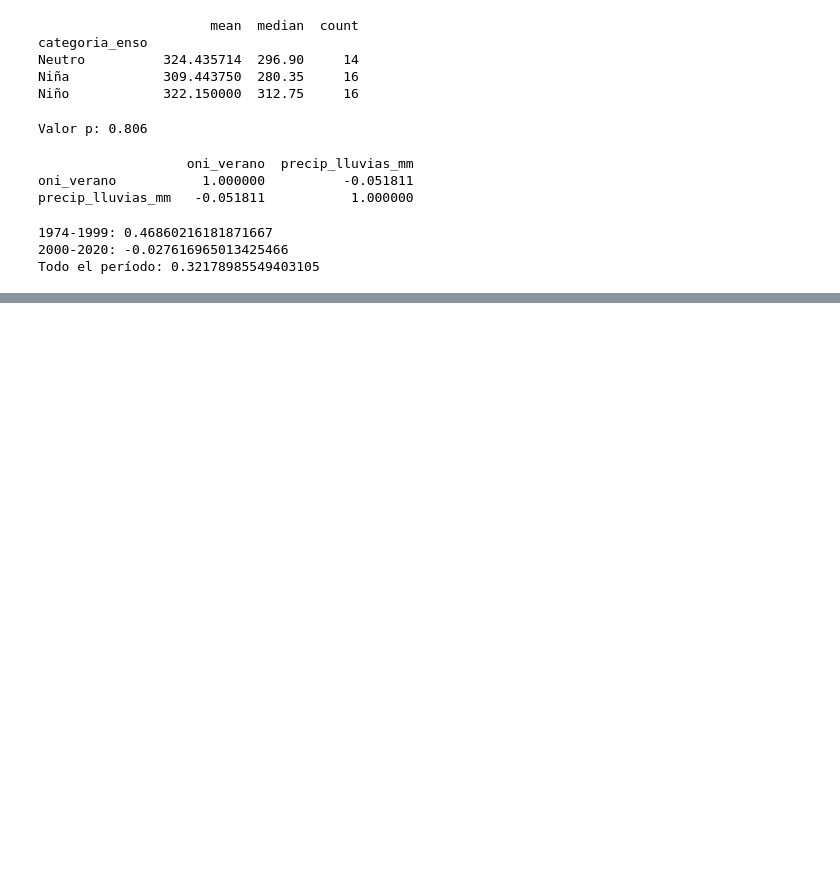
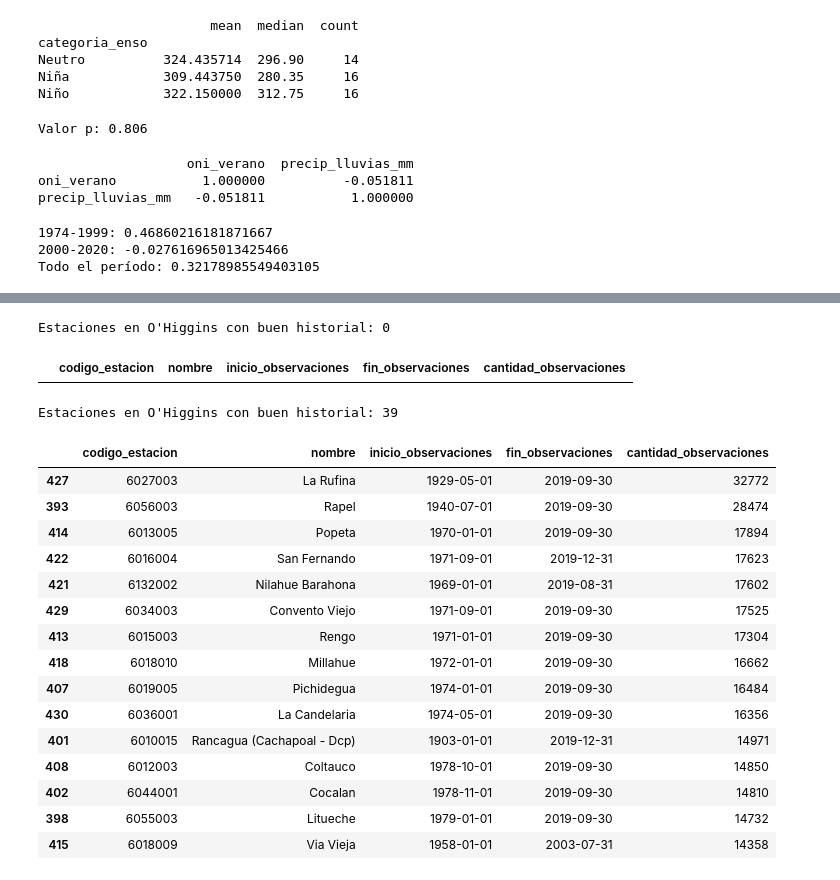
Before and after one commit to vicho654ust-hub/proyecto-el-nino-lluvias, a Jupyter notebook: analisis_el_nino.ipynb, the cells around one changed output, grey strips where cells are left out. Cells and saved outputs as stored; diff of their text form; code cells hidden in the pictures; blank space fills up the shorter version.

```diff
--- a/analisis_el_nino.ipynb
+++ b/analisis_el_nino.ipynb
@@ -225,0 +357,15 @@ Todo el período: 0.32178985549403105
+# %%
+import urllib.request
+import zipfile
+
+url_cr2 = "https://www.cr2.cl/download/cr2_pramon_2019-zip/?wpdmdl=25416"
+
+req = urllib.request.Request(url_cr2, headers={"User-Agent": "Mozilla/5.0"})
+with urllib.request.urlopen(req) as response, open("cr2_prAmon_2019.zip", "wb") as f:
+    f.write(response.read())
+
+with zipfile.ZipFile("cr2_prAmon_2019.zip", "r") as z:
+    print(z.namelist())
+    z.extractall("cr2_precipitacion")
+
+print("Descargado y descomprimido correctamente")
@@ -225,0 +375,4 @@ Todo el período: 0.32178985549403105
+# %%
+df_estaciones = pd.read_csv("cr2_precipitacion/cr2_prAmon_2019/cr2_prAmon_2019_stations.txt")
+print(df_estaciones.columns.tolist())
+df_estaciones.head()
@@ -225,0 +387,37 @@ Todo el período: 0.32178985549403105
+# %%
+df_ohiggins = df_estaciones[df_estaciones["codigo_estacion"].astype(str).str.startswith("06")]
+
+# Nos interesan las que tengan buena cantidad de datos y cubran gran parte de 1974-2020
+df_ohiggins_buenas = df_ohiggins[df_ohiggins["cantidad_observaciones"] > 300].sort_values("cantidad_observaciones", ascending=False)
+
+print(f"Estaciones en O'Higgins con buen historial: {len(df_ohiggins_buenas)}")
+df_ohiggins_buenas[["codigo_estacion","nombre","inicio_observaciones","fin_observaciones","cantidad_observaciones"]].head(15)
+# %% [output]
+Estaciones en O'Higgins con buen historial: 0
+|  | codigo_estacion | nombre | inicio_observaciones | fin_observaciones | cantidad_observaciones |
+# %%
+codigos_str = df_estaciones["codigo_estacion"].astype(str).str.zfill(8)
+df_ohiggins = df_estaciones[codigos_str.str.startswith("06")]
+
+df_ohiggins_buenas = df_ohiggins[df_ohiggins["cantidad_observaciones"] > 300].sort_values("cantidad_observaciones", ascending=False)
+
+print(f"Estaciones en O'Higgins con buen historial: {len(df_ohiggins_buenas)}")
+df_ohiggins_buenas[["codigo_estacion","nombre","inicio_observaciones","fin_observaciones","cantidad_observaciones"]].head(15)
+# %% [output]
+Estaciones en O'Higgins con buen historial: 39
+|  | codigo_estacion | nombre | inicio_observaciones | fin_observaciones | cantidad_observaciones |
+| 427 | 6027003 | La Rufina | 1929-05-01 | 2019-09-30 | 32772 |
+| 393 | 6056003 | Rapel | 1940-07-01 | 2019-09-30 | 28474 |
+| 414 | 6013005 | Popeta | 1970-01-01 | 2019-09-30 | 17894 |
+| 422 | 6016004 | San Fernando | 1971-09-01 | 2019-12-31 | 17623 |
+| 421 | 6132002 | Nilahue Barahona | 1969-01-01 | 2019-08-31 | 17602 |
+| 429 | 6034003 | Convento Viejo | 1971-09-01 | 2019-09-30 | 17525 |
+| 413 | 6015003 | Rengo | 1971-01-01 | 2019-09-30 | 17304 |
+| 418 | 6018010 | Millahue | 1972-01-01 | 2019-09-30 | 16662 |
+| 407 | 6019005 | Pichidegua | 1974-01-01 | 2019-09-30 | 16484 |
+| 430 | 6036001 | La Candelaria | 1974-05-01 | 2019-09-30 | 16356 |
+| 401 | 6010015 | Rancagua (Cachapoal - Dcp) | 1903-01-01 | 2019-12-31 | 14971 |
+| 408 | 6012003 | Coltauco | 1978-10-01 | 2019-09-30 | 14850 |
+| 402 | 6044001 | Cocalan | 1978-11-01 | 2019-09-30 | 14810 |
+| 398 | 6055003 | Litueche | 1979-01-01 | 2019-09-30 | 14732 |
+| 415 | 6018009 | Via Vieja | 1958-01-01 | 2003-07-31 | 14358 |
```
Also changed, not shown: parts of 22 cells of this notebook, 7 other files.
